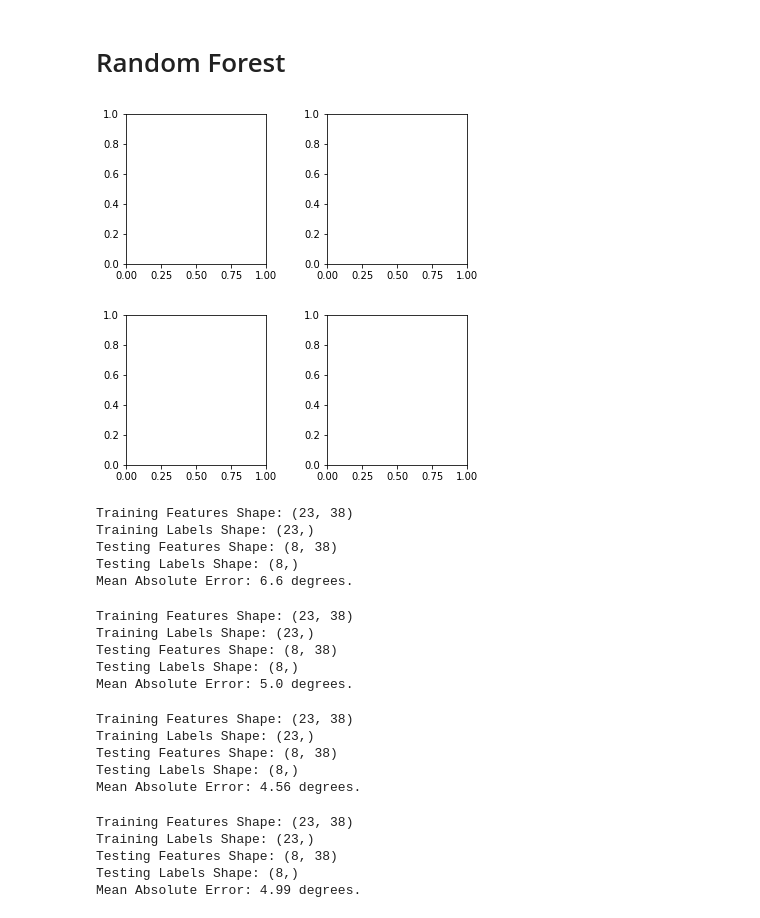
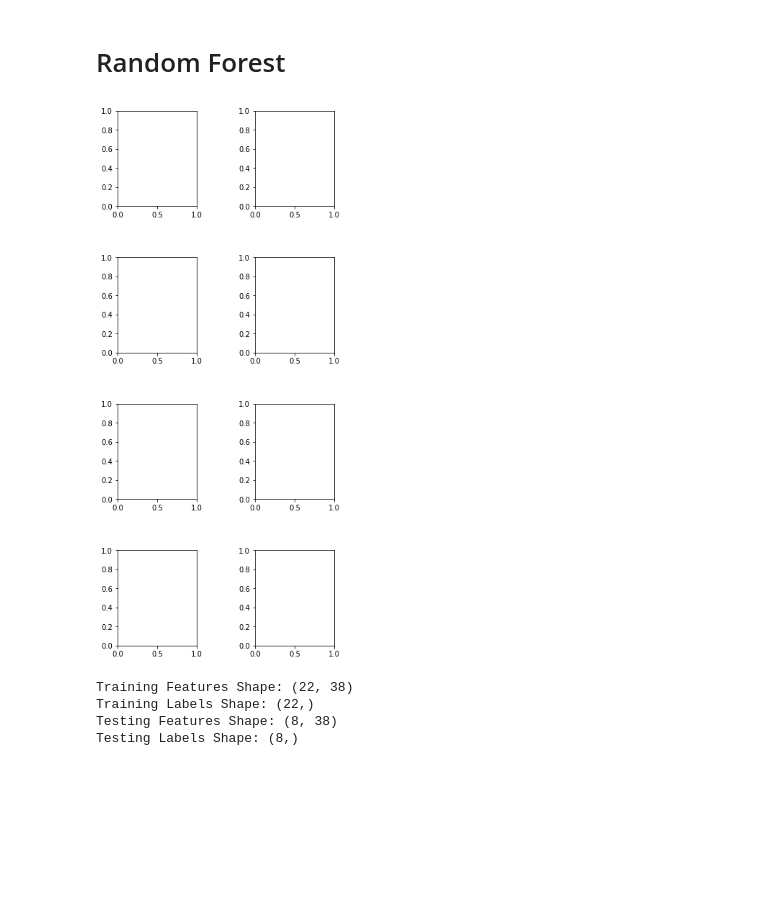
Before and after one commit to Complex-Play-Lab/ShadowspectRandomForest, a Jupyter notebook: main.ipynb, the cells around one changed output. Cells and saved outputs as stored; diff of their text form; code cells hidden in the pictures; blank space fills up the shorter version.

```diff
--- a/main.ipynb
+++ b/main.ipynb
@@ -358,51 +367,34 @@ def run_regressor(good_data, dep_col, reg, title, ax):
 # %%
 # setup figure that we'll add all the prediction plots to
-fig, axs = subplots(2, 2)
-fig.set_size_inches(3*2, 3*2)
-fig.tight_layout(pad=3.0)
+cols = 2
+rows = 4
+fig, axs = subplots(rows, cols)
+fig.set_size_inches(3*cols, 3*rows)
+fig.tight_layout(pad=5.0)
 # %% [output]
-[figure, old version]
+[figure, new version]
 # %%
-# run the model
-good_data = data[data["sri"] > 0][everything].drop("sbst", axis=1).dropna()
-reg = XGBRegressor(tree_method="hist")
-run_regressor(good_data, "sri", reg, "sri xgb full model", axs[0][0])
+# run the models
+good_data = data[data["sri"] > 0][everything].dropna()
+reg = XGBRegressor(tree_method="hist", random_state=42)
+run_regressor(good_data, "sri", features, ["gender_number"], reg, "sri xgb full", axs[0])
 # %% [output]
-Training Features Shape: (23, 38)
-Training Labels Shape: (23,)
+Training Features Shape: (22, 38)
+Training Labels Shape: (22,)
 Testing Features Shape: (8, 38)
 Testing Labels Shape: (8,)
-Mean Absolute Error: 6.6 degrees.
 # %%
-good_data = data[data["sbst"] > 0][everything].drop("sri", axis=1).dropna()
-reg = XGBRegressor(tree_method="hist")
-run_regressor(good_data, "sbst", reg, "sbst xgb full model", axs[0][1])
+good_data = data[data["sbst"] > 0][everything].dropna()
+reg = XGBRegressor(tree_method="hist", random_state=42)
+run_regressor(good_data, "sbst", features, ["gender_number"], reg, "sbst xgb full model", axs[1])
-# %% [output]
-Training Features Shape: (23, 38)
-Training Labels Shape: (23,)
-Testing Features Shape: (8, 38)
-Testing Labels Shape: (8,)
-Mean Absolute Error: 5.0 degrees.
 # %%
-good_data = data[data["sri"] > 0][everything].drop("sbst", axis=1).dropna()
+good_data = data[data["sri"] > 0][everything].dropna()
 reg = RandomForestRegressor(n_estimators=1000, random_state=42)
-run_regressor(good_data, "sri", reg, "sri rf full model", axs[1][0])
+run_regressor(good_data, "sri", features, ["gender_number"], reg, "sri rf full model", axs[2])
-# %% [output]
-Training Features Shape: (23, 38)
-Training Labels Shape: (23,)
-Testing Features Shape: (8, 38)
-Testing Labels Shape: (8,)
-Mean Absolute Error: 4.56 degrees.
 # %%
-good_data = data[data["sbst"] > 0][everything].drop("sri", axis=1).dropna()
+good_data = data[data["sbst"] > 0][everything].dropna()
 reg = RandomForestRegressor(n_estimators=1000, random_state=42)
-run_regressor(good_data, "sbst", reg, "sbst rf full model", axs[1][1])
+run_regressor(good_data, "sbst", features, ["gender_number"], reg, "sbst rf full model", axs[3])
-# %% [output]
-Training Features Shape: (23, 38)
-Training Labels Shape: (23,)
-Testing Features Shape: (8, 38)
-Testing Labels Shape: (8,)
-Mean Absolute Error: 4.99 degrees.
 # %%
 # save the plot now that we're done
 fig.savefig(f"output/predictions.png")
```
Also changed, not shown: parts of 3 cells of this notebook, 1 other file.
